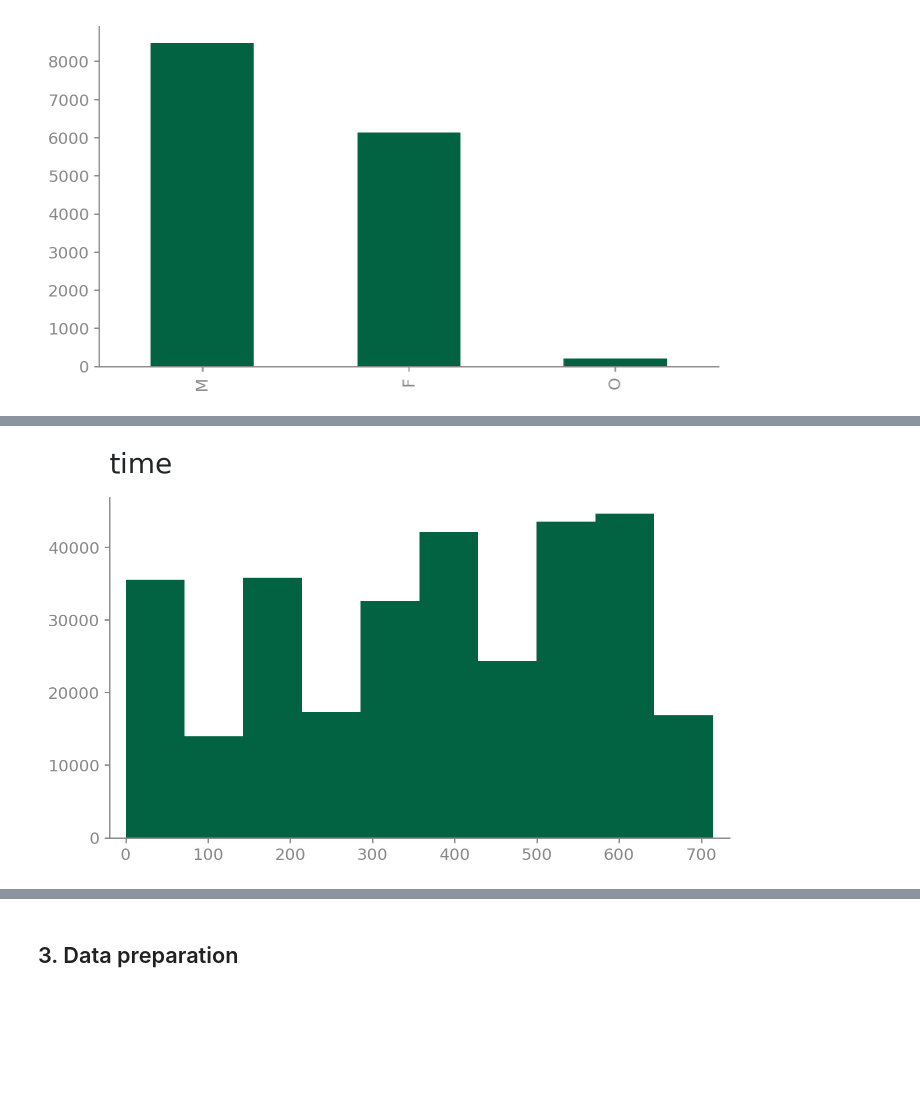
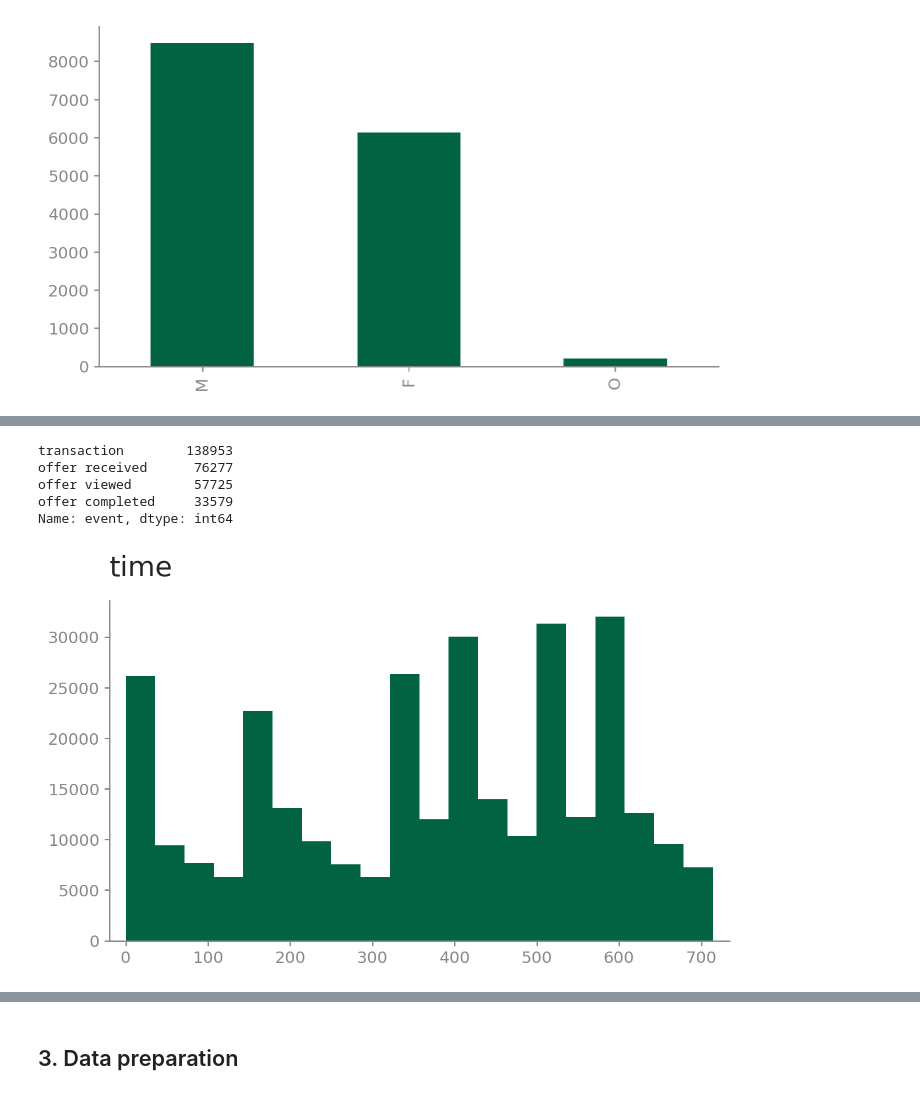
Before and after one commit to gabrieltempass/starbucks, a Jupyter notebook: starbucks.ipynb, the cells around one changed output, grey strips where cells are left out. Saved outputs shown, nothing was run; the diff lists cells and outputs as text; code cells hidden in the pictures; blank space fills up the shorter version.

```diff
--- a/starbucks.ipynb
+++ b/starbucks.ipynb
@@ -199,4 +198,13 @@ profile["gender"].value_counts().plot.bar();
+# %%
+# Showing all event types
+transcript["event"].value_counts()
+# %% [output]
+transaction        138953
+offer received      76277
+offer viewed        57725
+offer completed     33579
+Name: event, dtype: int64
 # %%
-transcript.hist();
+transcript.hist(bins=20);
 # %% [output]
-[figure, old version]
+[figure, new version]
```
Also changed, not shown: parts of 39 cells of this notebook, 1 other file.
